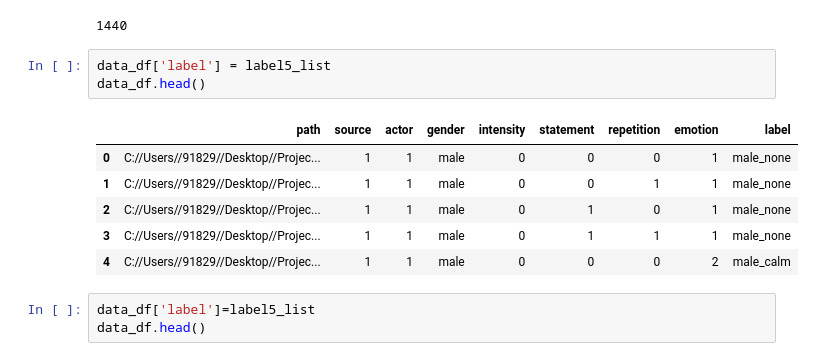
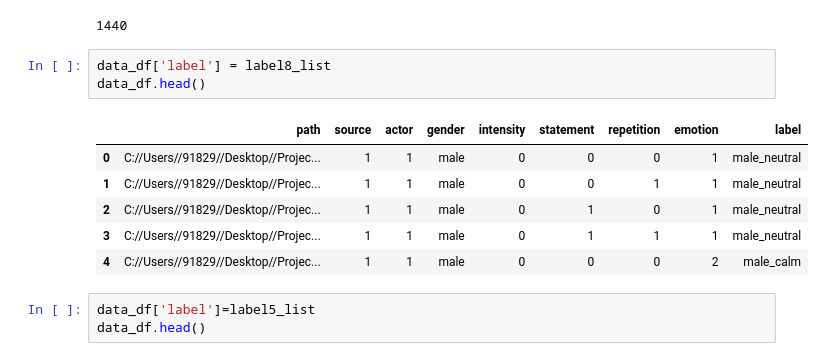
Before and after one commit to Freefaf/Mentaldetection, a Jupyter notebook: MentalHealthDetection.ipynb, the cells around one changed output. Drawn from its saved outputs; the diff is of its cells as text.

```diff
--- a/MentalHealthDetection.ipynb
+++ b/MentalHealthDetection.ipynb
@@ -264,14 +264,14 @@ len(label8_list)
 # %% [output]
 1440
 # %%
-data_df['label'] = label5_list
+data_df['label'] = label8_list
 data_df.head()
 # %% [output]
 |  | path | source | actor | gender | intensity | statement | repetition | emotion | label |
-| 0 | C://Users//91829//Desktop//Projec... | 1 | 1 | male | 0 | 0 | 0 | 1 | male_none |
-| 1 | C://Users//91829//Desktop//Projec... | 1 | 1 | male | 0 | 0 | 1 | 1 | male_none |
-| 2 | C://Users//91829//Desktop//Projec... | 1 | 1 | male | 0 | 1 | 0 | 1 | male_none |
-| 3 | C://Users//91829//Desktop//Projec... | 1 | 1 | male | 0 | 1 | 1 | 1 | male_none |
+| 0 | C://Users//91829//Desktop//Projec... | 1 | 1 | male | 0 | 0 | 0 | 1 | male_neutral |
+| 1 | C://Users//91829//Desktop//Projec... | 1 | 1 | male | 0 | 0 | 1 | 1 | male_neutral |
+| 2 | C://Users//91829//Desktop//Projec... | 1 | 1 | male | 0 | 1 | 0 | 1 | male_neutral |
+| 3 | C://Users//91829//Desktop//Projec... | 1 | 1 | male | 0 | 1 | 1 | 1 | male_neutral |
 | 4 | C://Users//91829//Desktop//Projec... | 1 | 1 | male | 0 | 0 | 0 | 2 | male_calm |
 # %%
 data_df['label']=label5_list
```
Also changed, not shown: parts of 20 cells of this notebook, 2 other files.
